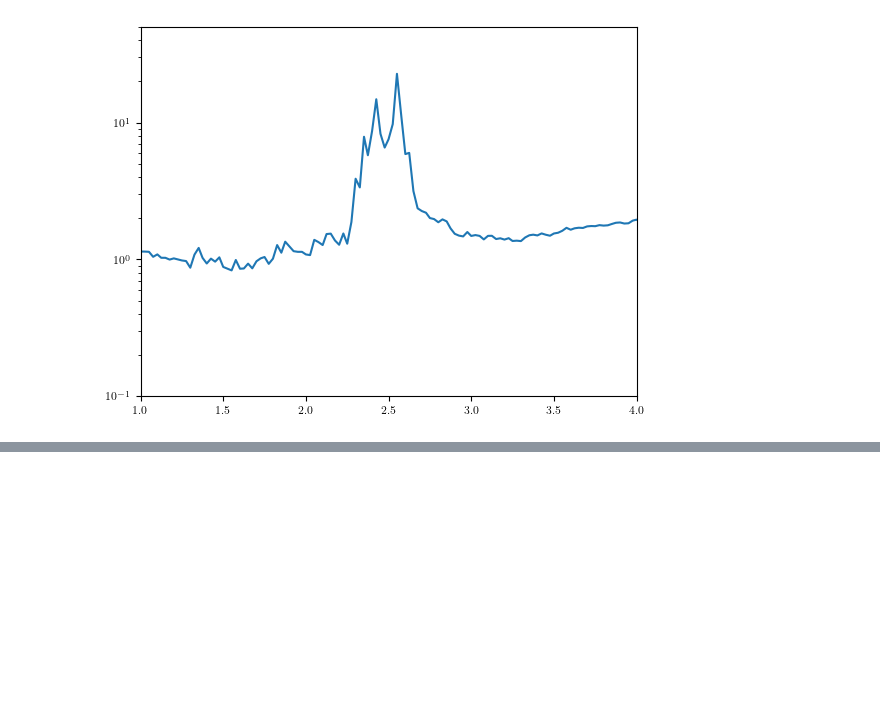
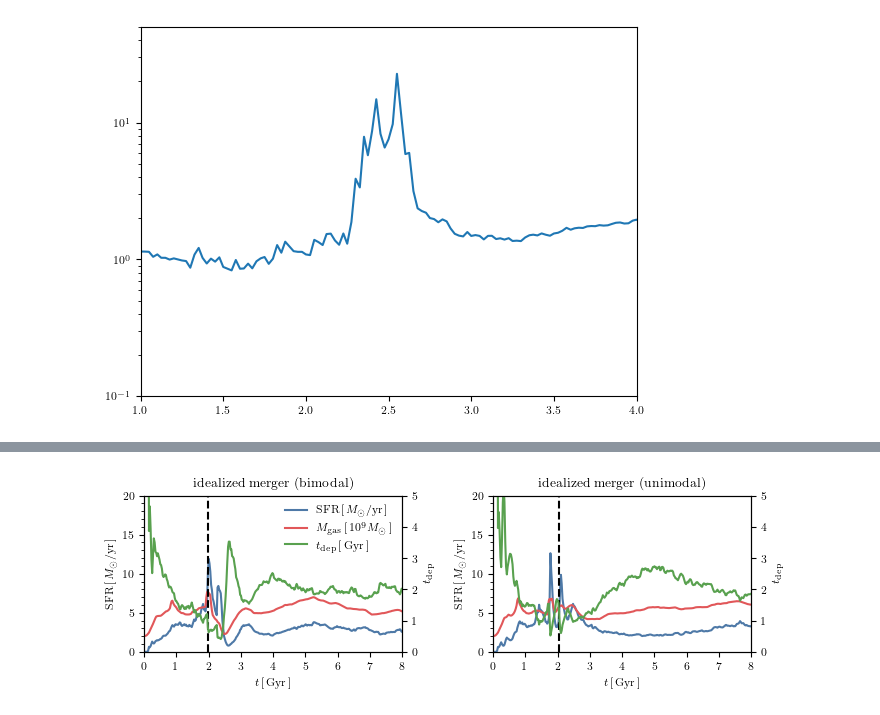
Before and after one commit to gusbeane/GSEgas, a Jupyter notebook: plots/gas_evol/gas_evol.ipynb, the cells around one changed output, grey strips where cells are left out. Cells and saved outputs as stored; diff of their text form; code cells hidden in the pictures; blank space fills up the shorter version.

```diff
--- a/plots/gas_evol/gas_evol.ipynb
+++ b/plots/gas_evol/gas_evol.ipynb
@@ -593,0 +589,41 @@ fig.savefig('SFR_Mgas_alpha.pdf')
+# %%
+plt.close()
+fig, axs = plt.subplots(1, 2, figsize=(textwidth, 0.7*columnwidth))
+
+i_Fe = 9
+
+for i,(ax,summary) in enumerate(zip(axs, [summary0, summary1])):
+    l0 = ax.plot(summary['Time'], summary['globalSFR'], c=tb_c[0],
+             label=r'$\textrm{SFR}\,[\,M_{\odot}/\textrm{yr}\,]$')
+    l1 = ax.plot(summary['Time'], 10*summary['globalMgas'],
+             c=tb_c[2], label=r'$M_{\textrm{gas}}\,[\,10^{9}M_{\odot}\,]$')
+    ax2 = ax.twinx()
+    l2 = ax2.plot(summary['Time'], 10*summary['globalMgas']/summary['globalSFR'],
+              c=tb_c[4], label=r'$t_{\textrm{dep}}\,[\,\textrm{Gyr}\,]$')
+
+    if i==0:
+        lns = l0 + l1 + l2
+        labs = [l.get_label() for l in lns]
+        ax.legend(lns, labs, frameon=False)
+
+    ax2.set(ylim=(0, 5))
+    ax.set(xlim=(0, 8), ylim=(0, 20))
+
+    ax.set(xlabel=r'$t\,[\,\textrm{Gyr}\,]$',
+       ylabel=r'$\textrm{SFR or }M_{\textrm{gas}}$')
+    ax.set(xlabel=r'$t\,[\,\textrm{Gyr}\,]$', ylabel=r'$\textrm{SFR}\,[\,M_{\odot}/\textrm{yr}\,]$')
+    ax2.set(ylabel=r'$t_{\textrm{dep}}$')
+
+    ax.set(xticks=np.arange(0, 8+1, 1))
+    ax.set_yticks(np.arange(0, 20+1, 1), minor=True)
+
+axs[0].axvline(mergesnap0 * 0.025, c='k', ls='dashed')
+axs[1].axvline(mergesnap1 * 0.025, c='k', ls='dashed')
+
+axs[0].set_title(r'$\textrm{idealized merger (bimodal)}$')
+axs[1].set_title(r'$\textrm{idealized merger (unimodal)}$')
+
+fig.tight_layout()
+fig.savefig('SFR_Mgas_tdep.pdf')
+# %% [output]
+[figure, added]
```
Also changed, not shown: parts of 6 cells of this notebook, 6 other files.
